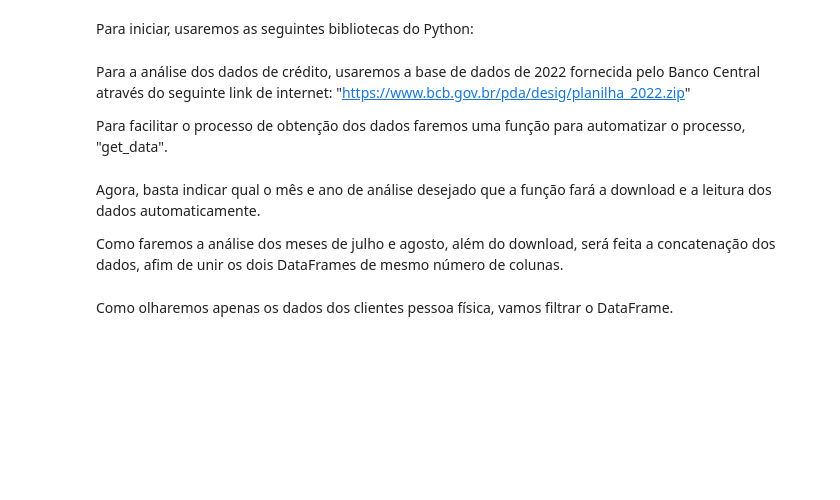
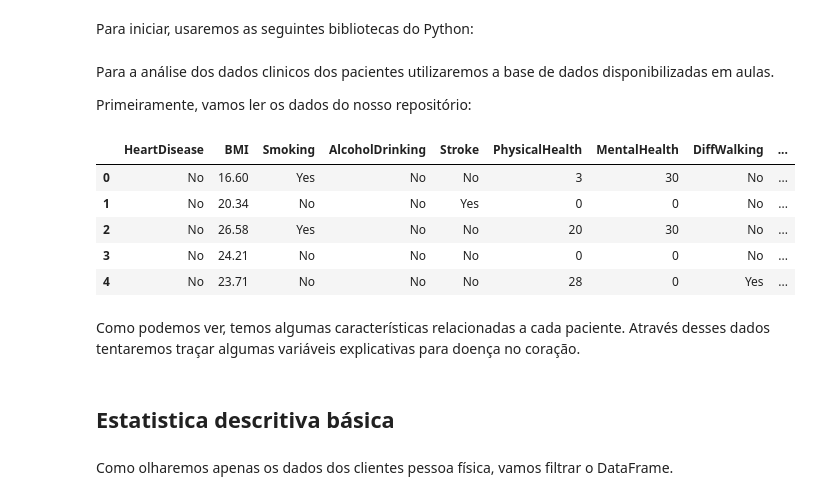
Before and after one commit to JLucas-moura/Data_science_ML, a Jupyter notebook: hackaton_1/Versao_Jupyter.ipynb, the cells around one changed output. Drawn from its saved outputs; the diff is of its cells as text; code cells hidden in the pictures; blank space fills up the shorter version.

Commit message:
Update Versao_Jupyter.ipynb
Versão final no jupyter para apresentação

```diff
--- a/hackaton_1/Versao_Jupyter.ipynb
+++ b/hackaton_1/Versao_Jupyter.ipynb
@@ -15,19 +12,17 @@ import zipfile
 # %% [markdown]
-Para a análise dos dados de crédito, usaremos a base de dados de 2022 fornecida pelo Banco Central através do seguinte link de internet: "https://www.bcb.gov.br/pda/desig/planilha_2022.zip"
+Para a análise dos dados clinicos dos pacientes utilizaremos a base de dados disponibilizadas em aulas.
 
-Para facilitar o processo de obtenção dos dados faremos uma função para automatizar o processo, "get_data".
+Primeiramente, vamos ler os dados do nosso repositório:
 # %%
-def get_data(ano, mes):
-    url = f'https://www.bcb.gov.br/pda/desig/planilha_{ano}.zip'
-    arquivo = url.split('/')[-1]
+df = pd.read_excel('heart_disease.xlsx', 'data')
 
-    if not arquivo in os.listdir():
-        wget.download(url)
-
-    df = pd.read_csv(zipfile.ZipFile(arquivo).open(f'planilha_2022{mes}.csv'), sep=";", decimal=',')
-
-    return(df)
+df.head(5)
+# %% [output]
+|  | HeartDisease | BMI | Smoking | AlcoholDrinking | Stroke | PhysicalHealth | MentalHealth | DiffWalking | ... |
+| 0 | No | 16.60 | Yes | No | No | 3 | 30 | No | ... |
+| 1 | No | 20.34 | No | No | Yes | 0 | 0 | No | ... |
+| 2 | No | 26.58 | Yes | No | No | 20 | 30 | No | ... |
+| 3 | No | 24.21 | No | No | No | 0 | 0 | No | ... |
+| 4 | No | 23.71 | No | No | No | 28 | 0 | Yes | ... |
 # %% [markdown]
-Agora, basta indicar qual o mês e ano de análise desejado que a função fará a download e a leitura dos dados automaticamente.
-
-Como faremos a análise dos meses de julho e agosto, além do download, será feita a concatenação dos dados, afim de unir os dois DataFrames de mesmo número de colunas.
+Como podemos ver, temos algumas características relacionadas a cada paciente. Através desses dados tentaremos traçar algumas variáveis explicativas para doença no coração.
@@ -39,3 +29,5 @@ df = pd.concat([df_07, df_08])
+# %% [markdown]
+## Estatistica descritiva básica
 # %% [markdown]
 Como olharemos apenas os dados dos clientes pessoa física, vamos filtrar o DataFrame.
 # %%
```
Also changed, not shown: parts of 5 cells of this notebook.
